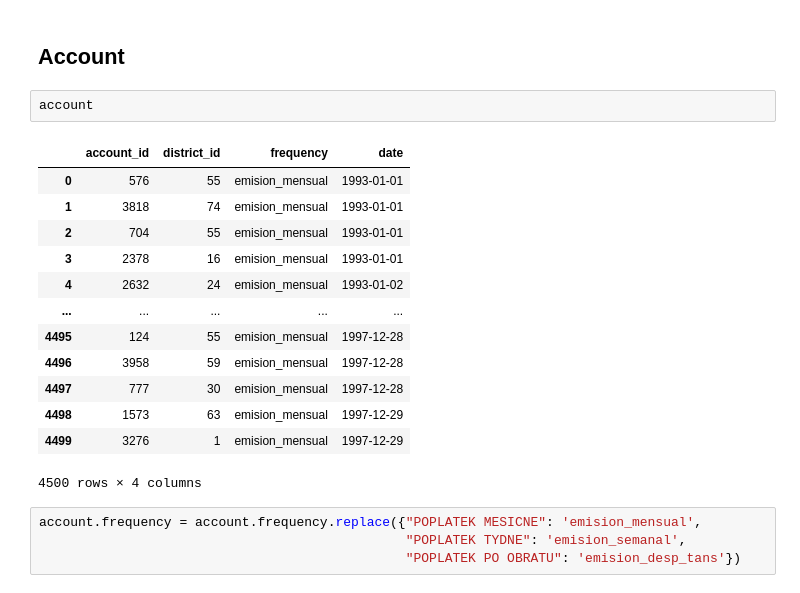
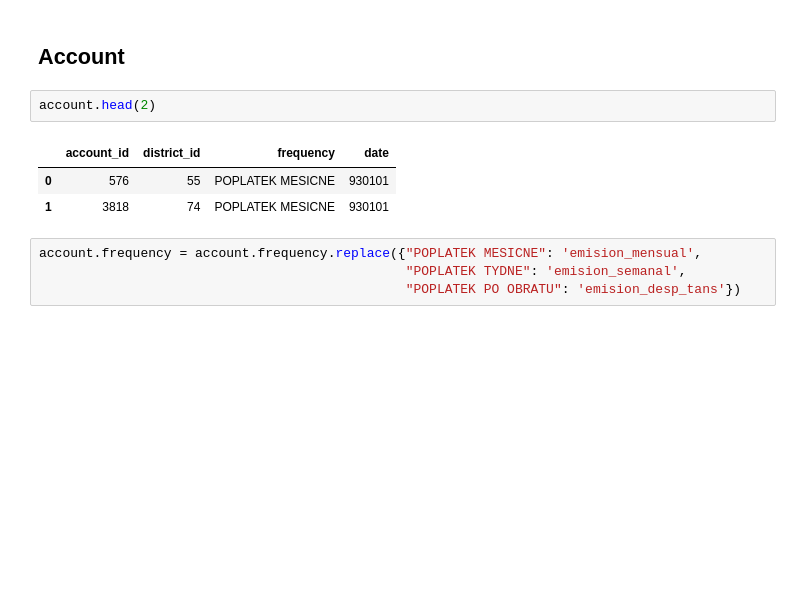
Before and after one commit to Jav10/ClusterBank, a Jupyter notebook: examen2.ipynb, the cells around one changed output. Drawn from its saved outputs; the diff is of its cells as text; blank space fills up the shorter version.

```diff
--- a/examen2.ipynb
+++ b/examen2.ipynb
@@ -306,21 +351,11 @@ array(['credito_en_efectivo', 'cobro_otro_banco', 'retiro_en_efectivo',
 # %% [markdown]
 ## Account
 # %%
-account
+account.head(2)
 # %% [output]
 |  | account_id | district_id | frequency | date |
-| 0 | 576 | 55 | emision_mensual | 1993-01-01 |
-| 1 | 3818 | 74 | emision_mensual | 1993-01-01 |
-| 2 | 704 | 55 | emision_mensual | 1993-01-01 |
-| 3 | 2378 | 16 | emision_mensual | 1993-01-01 |
-| 4 | 2632 | 24 | emision_mensual | 1993-01-02 |
-| ... | ... | ... | ... | ... |
-| 4495 | 124 | 55 | emision_mensual | 1997-12-28 |
-| 4496 | 3958 | 59 | emision_mensual | 1997-12-28 |
-| 4497 | 777 | 30 | emision_mensual | 1997-12-28 |
-| 4498 | 1573 | 63 | emision_mensual | 1997-12-29 |
-| 4499 | 3276 | 1 | emision_mensual | 1997-12-29 |
+| 0 | 576 | 55 | POPLATEK MESICNE | 930101 |
+| 1 | 3818 | 74 | POPLATEK MESICNE | 930101 |
-4500 rows × 4 columns
 # %%
 account.frequency = account.frequency.replace({"POPLATEK MESICNE": 'emision_mensual',
                                                "POPLATEK TYDNE": 'emision_semanal',
```
Also changed, not shown: parts of 34 cells of this notebook.
